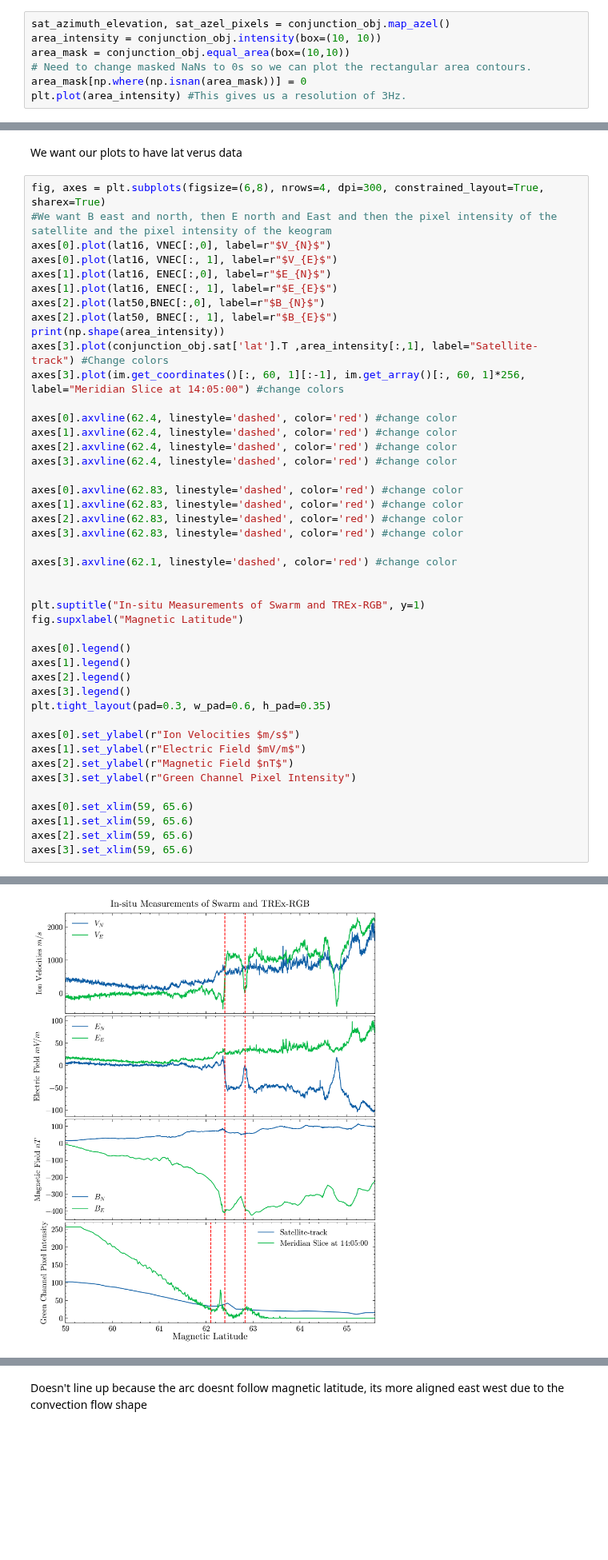
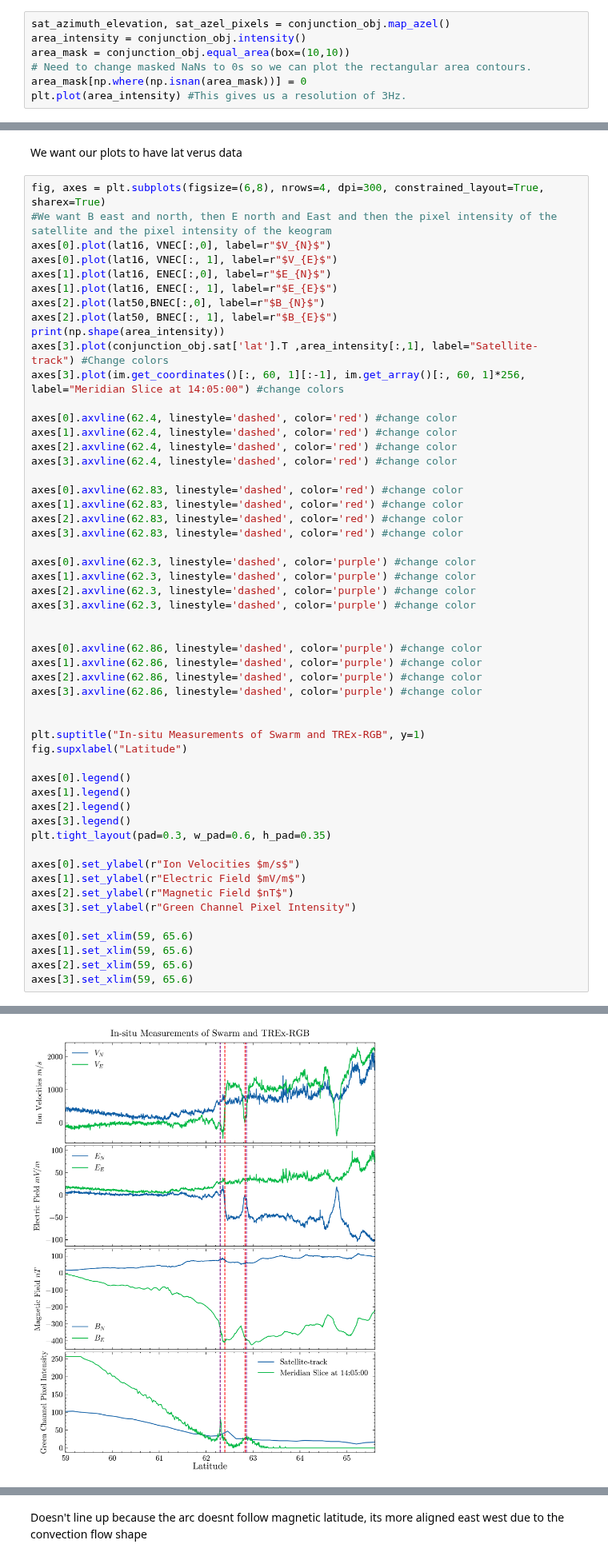
Before and after one commit to CassandraAuri/Physics_Work, a Jupyter notebook: Aurora_Work/Figures_paper/fig2.ipynb, the cells around one changed output, grey strips where cells are left out. Shown at 80% size. Cells and saved outputs as stored; diff of their text form; blank space fills up the shorter version.

```diff
--- a/Aurora_Work/Figures_paper/fig2.ipynb
+++ b/Aurora_Work/Figures_paper/fig2.ipynb
@@ -339,7 +341,7 @@ conjunction_obj = asilib.Conjunction(asi, (np.array(Etime), sat_lla))
 #Now lets
 # %%
 sat_azimuth_elevation, sat_azel_pixels = conjunction_obj.map_azel()
-area_intensity = conjunction_obj.intensity(box=(10, 10))
+area_intensity = conjunction_obj.intensity()
 area_mask = conjunction_obj.equal_area(box=(10,10))
 # Need to change masked NaNs to 0s so we can plot the rectangular area contours.
 area_mask[np.where(np.isnan(area_mask))] = 0
@@ -396,35 +391,44 @@ axes[1].axvline(62.4, linestyle='dashed', color='red') #change color
 axes[2].axvline(62.4, linestyle='dashed', color='red') #change color
 axes[3].axvline(62.4, linestyle='dashed', color='red') #change color
 
 axes[0].axvline(62.83, linestyle='dashed', color='red') #change color
 axes[1].axvline(62.83, linestyle='dashed', color='red') #change color
 axes[2].axvline(62.83, linestyle='dashed', color='red') #change color
 axes[3].axvline(62.83, linestyle='dashed', color='red') #change color
 
-axes[3].axvline(62.1, linestyle='dashed', color='red') #change color
+axes[0].axvline(62.3, linestyle='dashed', color='purple') #change color
+axes[1].axvline(62.3, linestyle='dashed', color='purple') #change color
+axes[2].axvline(62.3, linestyle='dashed', color='purple') #change color
+axes[3].axvline(62.3, linestyle='dashed', color='purple') #change color
+
+
+axes[0].axvline(62.86, linestyle='dashed', color='purple') #change color
+axes[1].axvline(62.86, linestyle='dashed', color='purple') #change color
+axes[2].axvline(62.86, linestyle='dashed', color='purple') #change color
+axes[3].axvline(62.86, linestyle='dashed', color='purple') #change color
 
 
 plt.suptitle("In-situ Measurements of Swarm and TREx-RGB", y=1)
-fig.supxlabel("Magnetic Latitude")
+fig.supxlabel("Latitude")
 
 axes[0].legend()
 axes[1].legend()
 axes[2].legend()
 axes[3].legend()
 plt.tight_layout(pad=0.3, w_pad=0.6, h_pad=0.35)
 
 axes[0].set_ylabel(r"Ion Velocities $m/s$")
 axes[1].set_ylabel(r"Electric Field $mV/m$")
 axes[2].set_ylabel(r"Magnetic Field $nT$")
 axes[3].set_ylabel(r"Green Channel Pixel Intensity")
 
 axes[0].set_xlim(59, 65.6)
 axes[1].set_xlim(59, 65.6)
 axes[2].set_xlim(59, 65.6)
 axes[3].set_xlim(59, 65.6)
 # %% [output]
 (40, 3)
 (59.0, 65.6)
-[figure, old version]
+[figure, new version]
 # %%
 import aacgmv2
```
Also changed, not shown: parts of 6 cells of this notebook, 5 other files.
